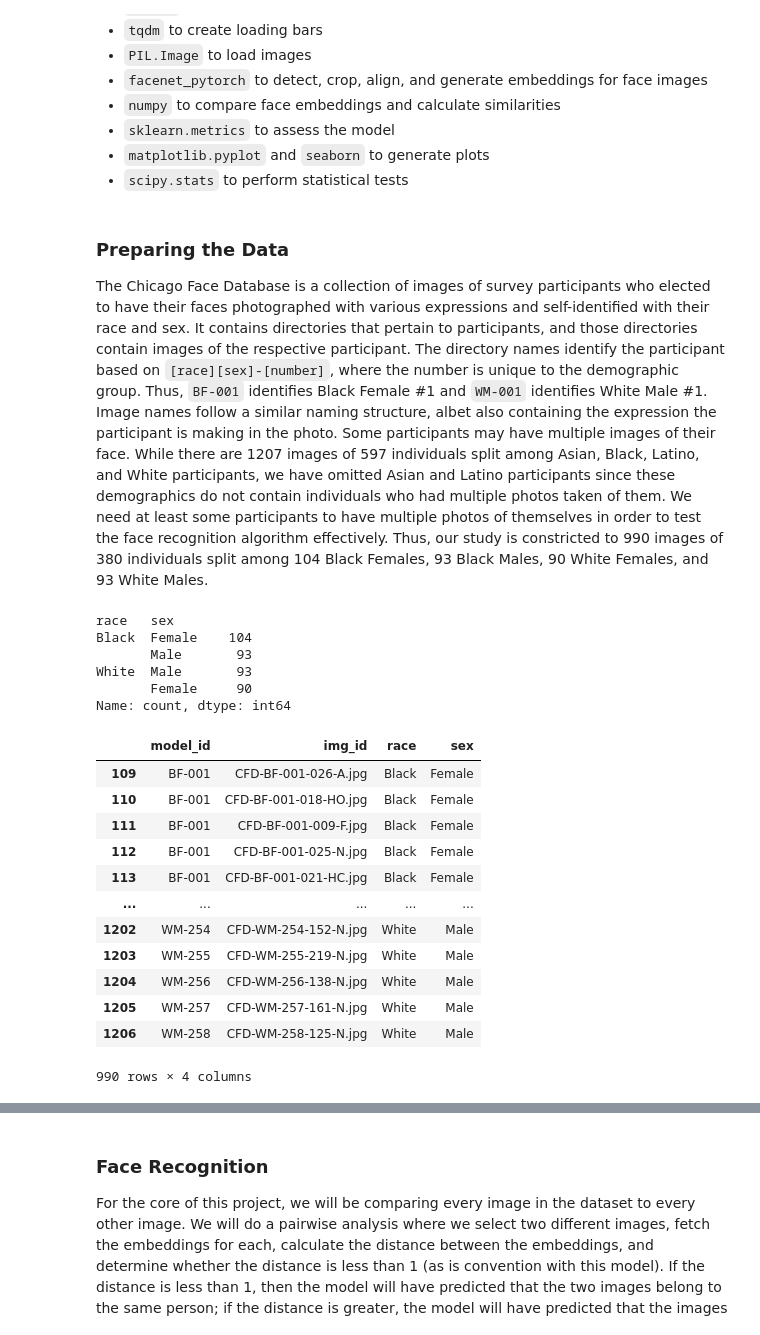
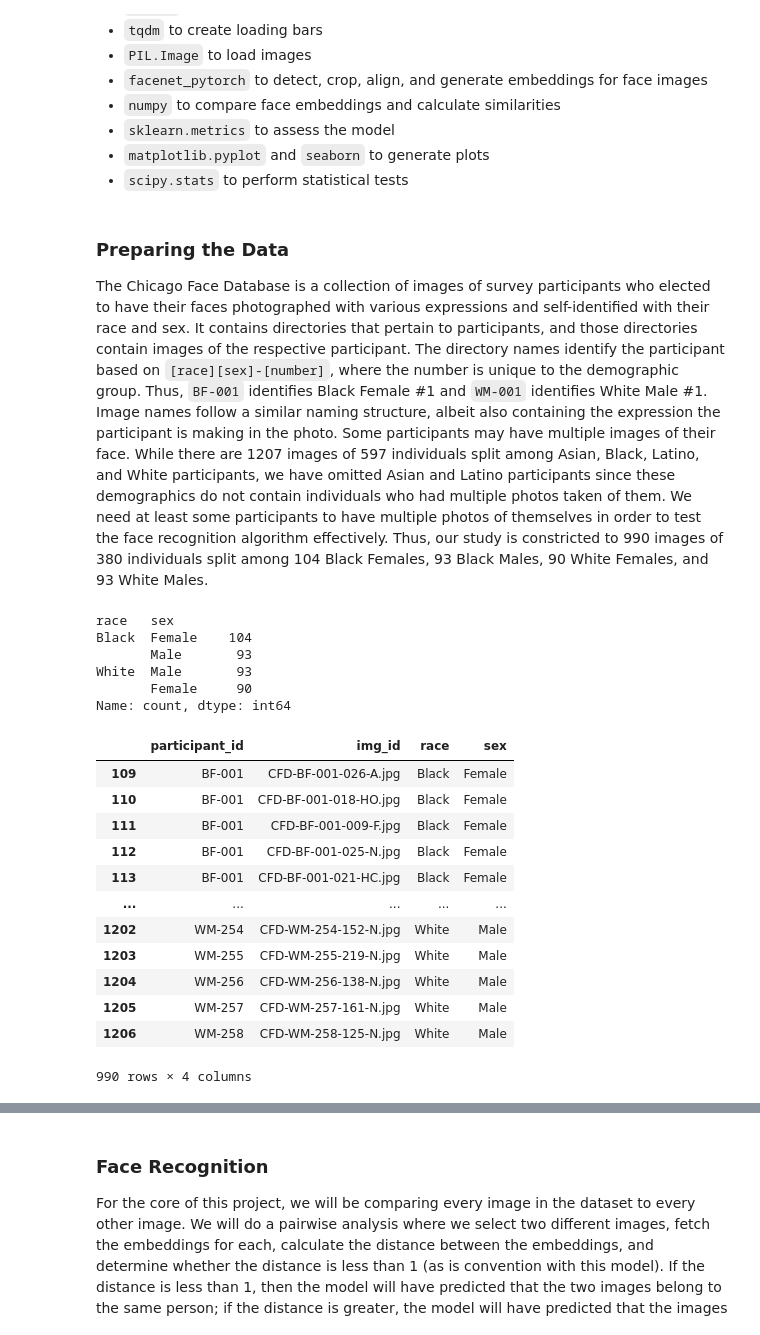
Before and after one commit to gzsrahman/comp334_algorithmic_bias, a Jupyter notebook: project.ipynb, the cells around one changed output, grey strips where cells are left out. Saved outputs shown, nothing was run; the diff lists cells and outputs as text; code cells hidden in the pictures.

```diff
--- a/project.ipynb
+++ b/project.ipynb
@@ -36,54 +36,54 @@ from scipy.stats import chi2_contingency
 # %% [markdown]
 ### Preparing the Data
 
-The Chicago Face Database is a collection of images of survey participants who elected to have their faces photographed with various expressions and self-identified with their race and sex. It contains directories that pertain to participants, and those directories contain images of the respective participant. The directory names identify the participant based on `[race][sex]-[number]`, where the number is unique to the demographic group. Thus, `BF-001` identifies Black Female #1 and `WM-001` identifies White Male #1. Image names follow a similar naming structure, albet also containing the expression the participant is making in the photo. Some participants may have multiple images of their face. While there are 1207 images of 597 individuals split among Asian, Black, Latino, and White participants, we have omitted Asian and Latino participants since these demographics do not contain individuals who had multiple photos taken of them. We need at least some participants to have multiple photos of themselves in order to test the face recognition algorithm effectively. Thus, our study is constricted to 990 images of 380 individuals split among 104 Black Females, 93 Black Males, 90 White Females, and 93 White Males.
+The Chicago Face Database is a collection of images of survey participants who elected to have their faces photographed with various expressions and self-identified with their race and sex. It contains directories that pertain to participants, and those directories contain images of the respective participant. The directory names identify the participant based on `[race][sex]-[number]`, where the number is unique to the demographic group. Thus, `BF-001` identifies Black Female #1 and `WM-001` identifies White Male #1. Image names follow a similar naming structure, albeit also containing the expression the participant is making in the photo. Some participants may have multiple images of their face. While there are 1207 images of 597 individuals split among Asian, Black, Latino, and White participants, we have omitted Asian and Latino participants since these demographics do not contain individuals who had multiple photos taken of them. We need at least some participants to have multiple photos of themselves in order to test the face recognition algorithm effectively. Thus, our study is constricted to 990 images of 380 individuals split among 104 Black Females, 93 Black Males, 90 White Females, and 93 White Males.
 # %%
 # load dataset directory
 data_path = '/Users/gazirahman/coursework/comp334/project/algorithmic_bias/CFD'
-model_dirs = sorted(os.listdir(data_path))
+participant_dirs = sorted(os.listdir(data_path))
 
 # walk through each sub-directory, compiling information
-model_id = []
+participant_id = []
 img_id = []
 race = []
 sex = []
-for dir_name in model_dirs:
+for dir_name in participant_dirs:
 
     # skip irrelevant files/directories
     if dir_name == '.DS_Store' or dir_name == 'Icon\r':
         continue
 
     # for each sub-directory, fetch contents; for each image, parse image name for information
     img_list = os.listdir(f"{data_path}/{dir_name}")
     for img_name in img_list:
 
         if img_name == '.DS_Store' or img_name == 'Icon\r':
             continue
 
-        model_id.append(dir_name)
+        participant_id.append(dir_name)
         img_id.append(img_name)
         attributes = img_name.split('-')
         race.append(attributes[1][0])
         sex.append(attributes[1][1])
 
 # clean up data, create dataframe
 race = ['Asian' if label == 'A' else 'Black' if label == 'B' else 'Latino' if label == 'L' else 'White' for label in race]
 sex = ['Female' if label == 'F' else 'Male' for label in sex ]
-overall_df = pd.DataFrame({'model_id': model_id, 'img_id': img_id, 'race': race, 'sex': sex})
+overall_df = pd.DataFrame({'participant_id': participant_id, 'img_id': img_id, 'race': race, 'sex': sex})
 
 # constrict data and fetch overview
 df = overall_df[overall_df['race'].isin(['White', 'Black'])]
-demographics = df.drop(columns='img_id').groupby('model_id').agg({'race': 'first', 'sex': 'first'}).reset_index()
+demographics = df.drop(columns='img_id').groupby('participant_id').agg({'race': 'first', 'sex': 'first'}).reset_index()
 display(demographics[['race','sex']].value_counts())
 display(df)
 # %% [output]
 race   sex
 Black  Female    104
        Male       93
 White  Male       93
        Female     90
 Name: count, dtype: int64
-|  | model_id | img_id | race | sex |
+|  | participant_id | img_id | race | sex |
 | 109 | BF-001 | CFD-BF-001-026-A.jpg | Black | Female |
 | 110 | BF-001 | CFD-BF-001-018-HO.jpg | Black | Female |
 | 111 | BF-001 | CFD-BF-001-009-F.jpg | Black | Female |
```
Also changed, not shown: parts of 13 cells of this notebook.
